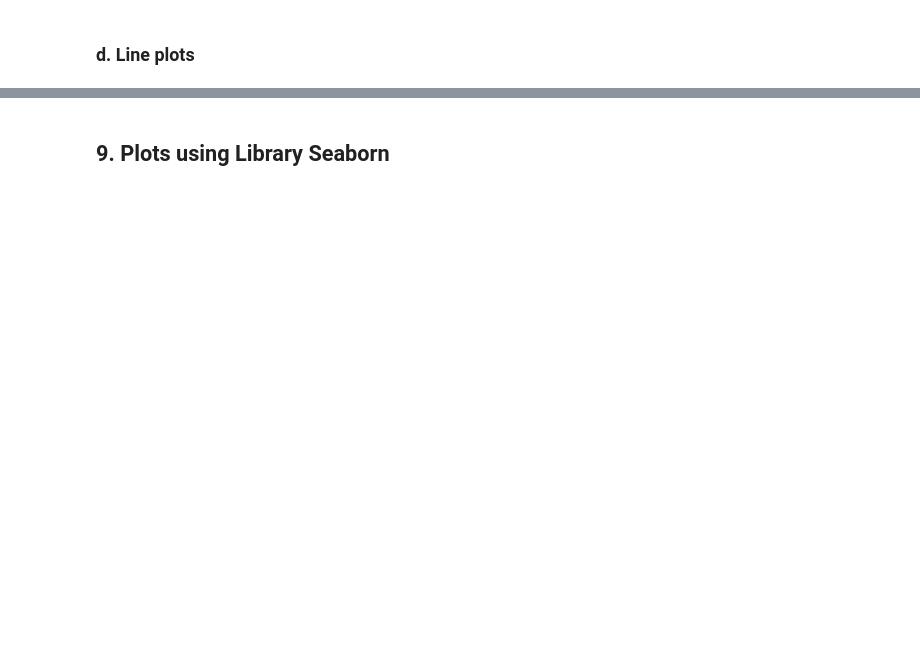
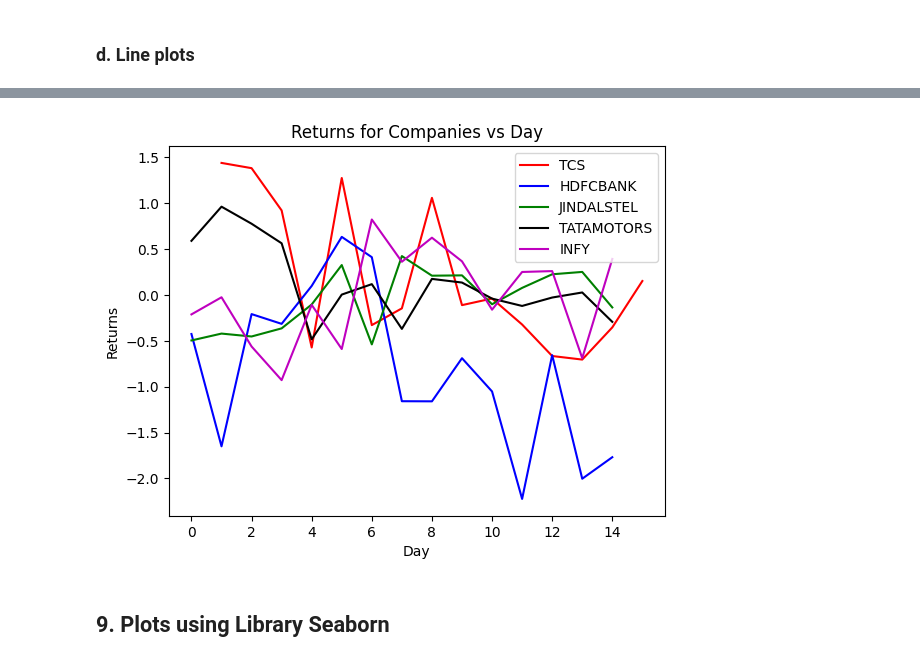
Before and after one commit to anuragsingh2207/dsba-jupyter-notebook, a Jupyter notebook: src/Session_5/inclass_5_questions.ipynb, the cells around one changed output, grey strips where cells are left out. Cells and saved outputs as stored; diff of their text form; code cells hidden in the pictures; blank space fills up the shorter version.

```diff
--- a/src/Session_5/inclass_5_questions.ipynb
+++ b/src/Session_5/inclass_5_questions.ipynb
@@ -1210,3 +1265,32 @@ merged_df_2_column_outer_join
+# %%
+# type your code here
+
+returns_dataframe = pd.read_csv("./Dataset/Returns.csv")
+
+returns_dataframe.head()
+
+X = returns_dataframe['Day']
+Y1 = returns_dataframe['TCS']
+Y2 = returns_dataframe['HDFCBANK']
+Y3 = returns_dataframe['JINDALSTEL']
+Y4 = returns_dataframe['TATAMOTORS']
+Y5 = returns_dataframe['INFY']
+Y6 = returns_dataframe['BOSCHLTD']
+
+
+plt.plot(X,Y1, 'r', Y2, 'b', Y3, 'g', Y4, 'k', Y5, 'm')
+
+plt.xlabel('Day')
+plt.ylabel('Returns')
+plt.title('Returns for Companies vs Day')
+
+location = 0
+legend_drawn_flag = True
+plt.legend(["TCS", "HDFCBANK","JINDALSTEL","TATAMOTORS","INFY","BOSCHLTD"], loc=0, frameon=legend_drawn_flag)
+
+plt.show()
+# %% [output]
+[figure, added]
 # %% [markdown]
 <a id='seaborn'></a>
 ## 9. Plots using Library Seaborn
```
Also changed, not shown: parts of 19 cells of this notebook, 1 other file.
